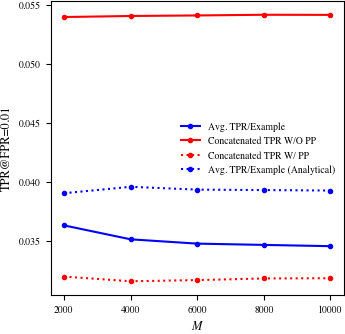
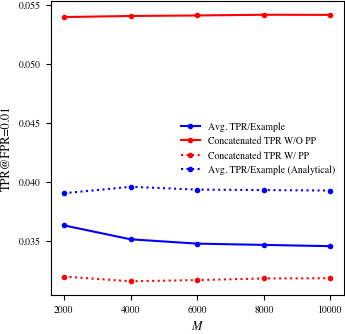
Code edit (unified diff) that turned the first committed figure into the second:
--- before
+++ after
@@ -8,4 +8,4 @@
     ax.legend()
     ax.set_box_aspect(1)
-    plt.savefig(f"lira_N_{N}_N_train_{N//2}_fpr_{alpha}_v2.pdf",bbox_inches="tight")
+    # plt.savefig(f"lira_N_{N}_N_train_{N//2}_fpr_{alpha}_v2.pdf",bbox_inches="tight")
     plt.show()

Commit: Add files via upload